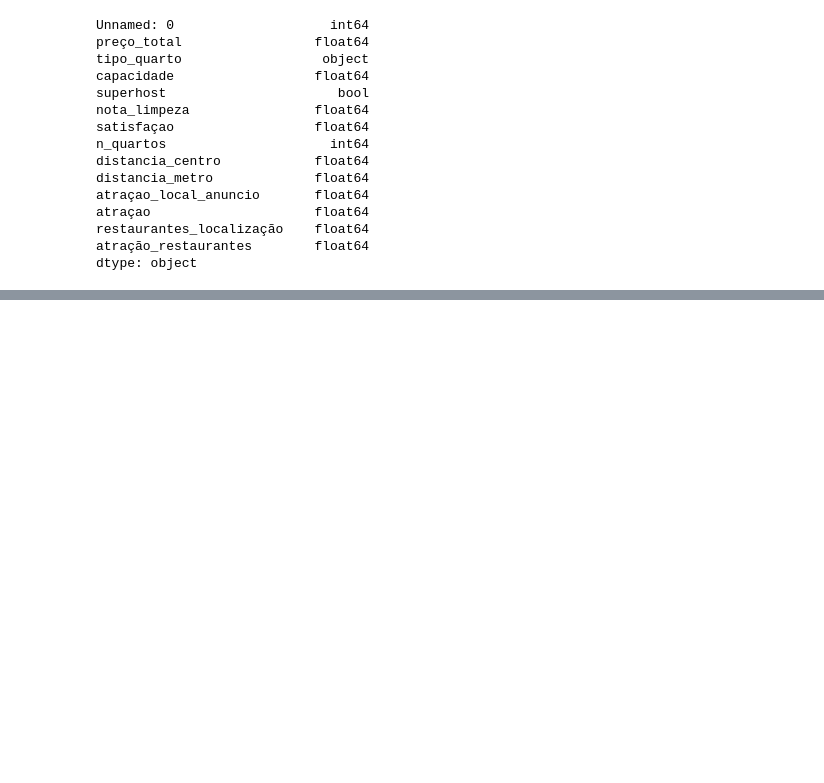
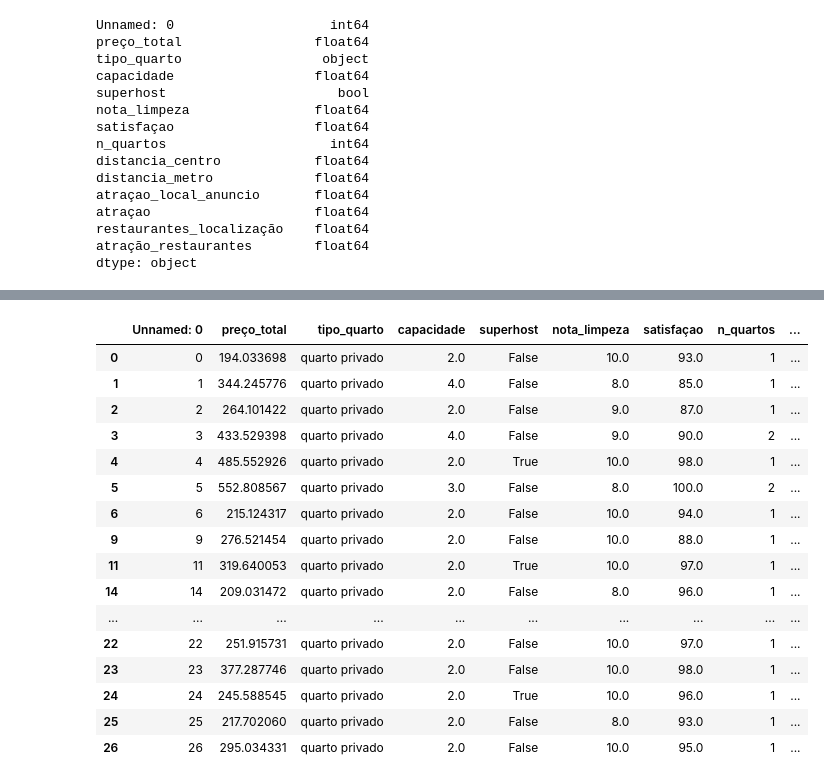
Before and after one commit to DeividAND/Projeto--01-An-lise-de-dados, a Jupyter notebook: notebooks/script01.ipynb, the cells around one changed output, grey strips where cells are left out. Saved outputs shown, nothing was run; the diff lists cells and outputs as text; code cells hidden in the pictures; blank space fills up the shorter version.

```diff
--- a/notebooks/script01.ipynb
+++ b/notebooks/script01.ipynb
@@ -453,3 +453,24 @@ df_final.loc[ft_baixa_satisfacao]
 |  | Unnamed: 0 | preço_total | tipo_quarto | capacidade | superhost | nota_limpeza | satisfaçao | n_quartos | ... |
 | 627 | 627 | 528.437185 | quarto privado | 2.0 | False | 4.0 | 47.0 | 1 | ... |
 | 901 | 901 | 233.637194 | quarto privado | 2.0 | False | 6.0 | 20.0 | 1 | ... |
+# %%
+# Sobre tentar entender a diferença de valor entre os mesmos tipos de quartos optei por observar apenas os quartos 'quarto privado' para observar qual atributo tem maior relevância na diferença # de valor, alguns atributos podem ser usados para essa análise mais profunda: capacidade, satisfação, n_quartos, distancia_centro, distancia_metro.
+df_final[df_final['tipo_quarto'] == 'quarto privado'].head(20)
+# %% [output]
+|  | Unnamed: 0 | preço_total | tipo_quarto | capacidade | superhost | nota_limpeza | satisfaçao | n_quartos | ... |
+| 0 | 0 | 194.033698 | quarto privado | 2.0 | False | 10.0 | 93.0 | 1 | ... |
+| 1 | 1 | 344.245776 | quarto privado | 4.0 | False | 8.0 | 85.0 | 1 | ... |
+| 2 | 2 | 264.101422 | quarto privado | 2.0 | False | 9.0 | 87.0 | 1 | ... |
+| 3 | 3 | 433.529398 | quarto privado | 4.0 | False | 9.0 | 90.0 | 2 | ... |
+| 4 | 4 | 485.552926 | quarto privado | 2.0 | True | 10.0 | 98.0 | 1 | ... |
+| 5 | 5 | 552.808567 | quarto privado | 3.0 | False | 8.0 | 100.0 | 2 | ... |
+| 6 | 6 | 215.124317 | quarto privado | 2.0 | False | 10.0 | 94.0 | 1 | ... |
+| 9 | 9 | 276.521454 | quarto privado | 2.0 | False | 10.0 | 88.0 | 1 | ... |
+| 11 | 11 | 319.640053 | quarto privado | 2.0 | True | 10.0 | 97.0 | 1 | ... |
+| 14 | 14 | 209.031472 | quarto privado | 2.0 | False | 8.0 | 96.0 | 1 | ... |
+| ... | ... | ... | ... | ... | ... | ... | ... | ... | ... |
+| 22 | 22 | 251.915731 | quarto privado | 2.0 | False | 10.0 | 97.0 | 1 | ... |
+| 23 | 23 | 377.287746 | quarto privado | 2.0 | False | 10.0 | 98.0 | 1 | ... |
+| 24 | 24 | 245.588545 | quarto privado | 2.0 | True | 10.0 | 96.0 | 1 | ... |
+| 25 | 25 | 217.702060 | quarto privado | 2.0 | False | 8.0 | 93.0 | 1 | ... |
+| 26 | 26 | 295.034331 | quarto privado | 2.0 | False | 10.0 | 95.0 | 1 | ... |
```
Also changed, not shown: parts of 2 cells of this notebook.
